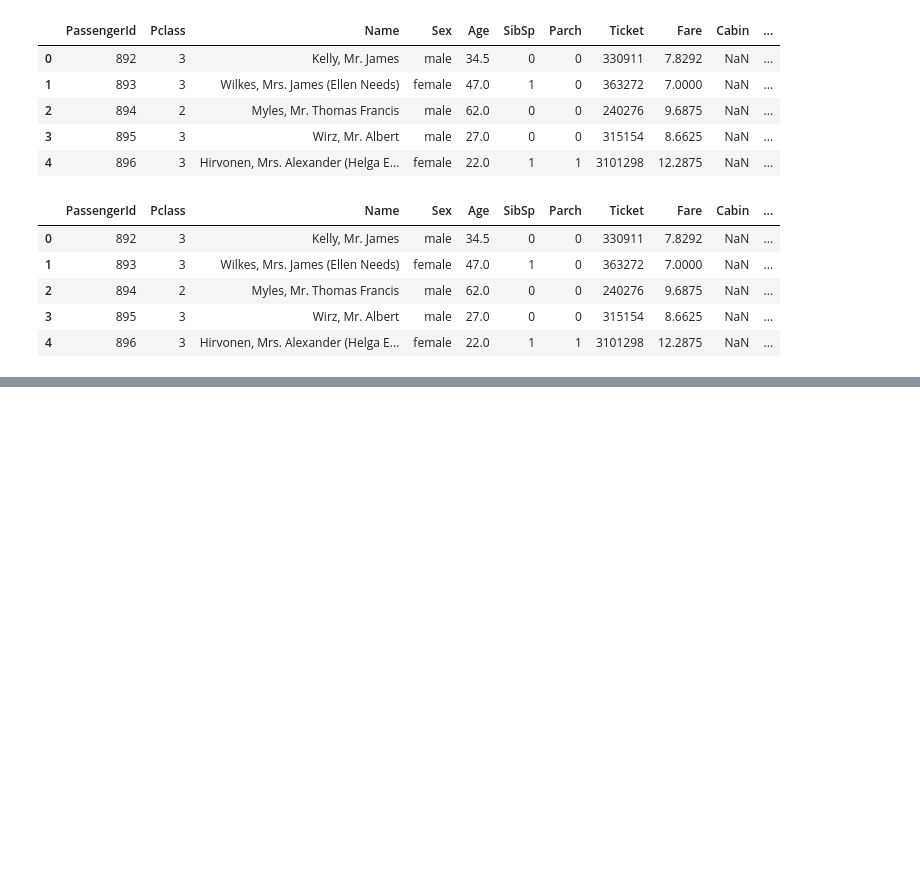
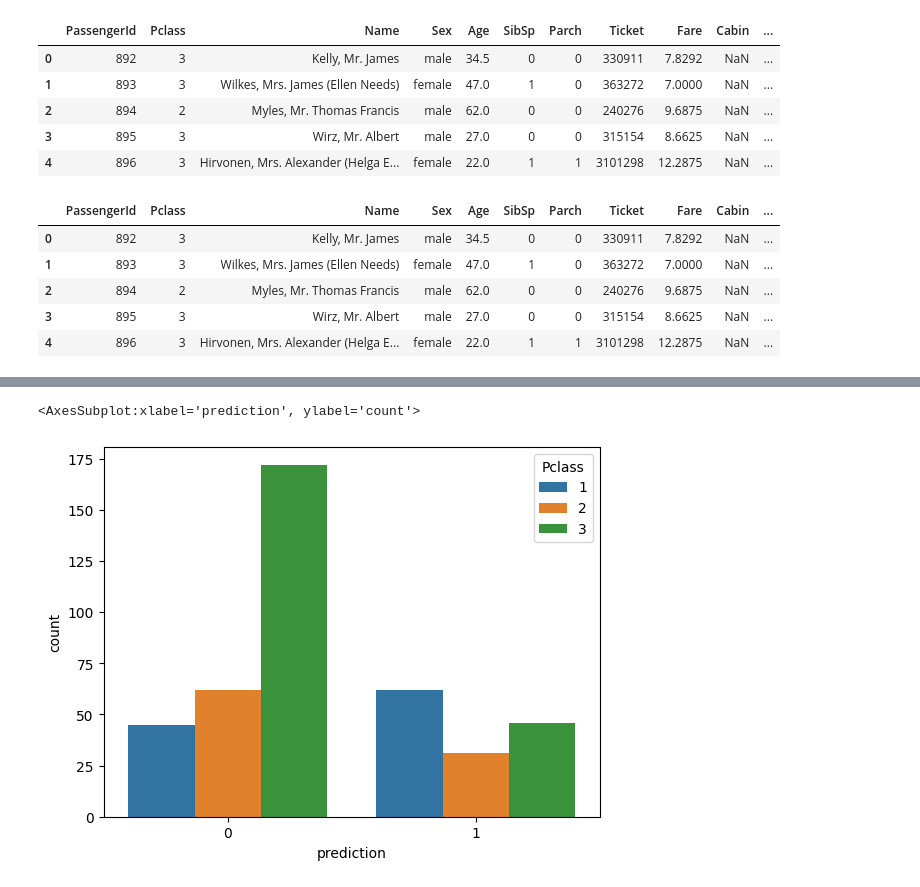
Before and after one commit to Rishav1996/PyCaret-MLOps, a Jupyter notebook: Prediction Module.ipynb, the cells around one changed output, grey strips where cells are left out. Drawn from its saved outputs; the diff is of its cells as text; code cells hidden in the pictures; blank space fills up the shorter version.

```diff
--- a/Prediction Module.ipynb
+++ b/Prediction Module.ipynb
@@ -30,0 +47,5 @@ test_data.head()
+# %%
+sns.countplot(test_data, x='prediction', hue='Pclass')
+# %% [output]
+<AxesSubplot:xlabel='prediction', ylabel='count'>
+[figure, added]
```
Also changed, not shown: parts of 5 cells of this notebook, 6 other files.
